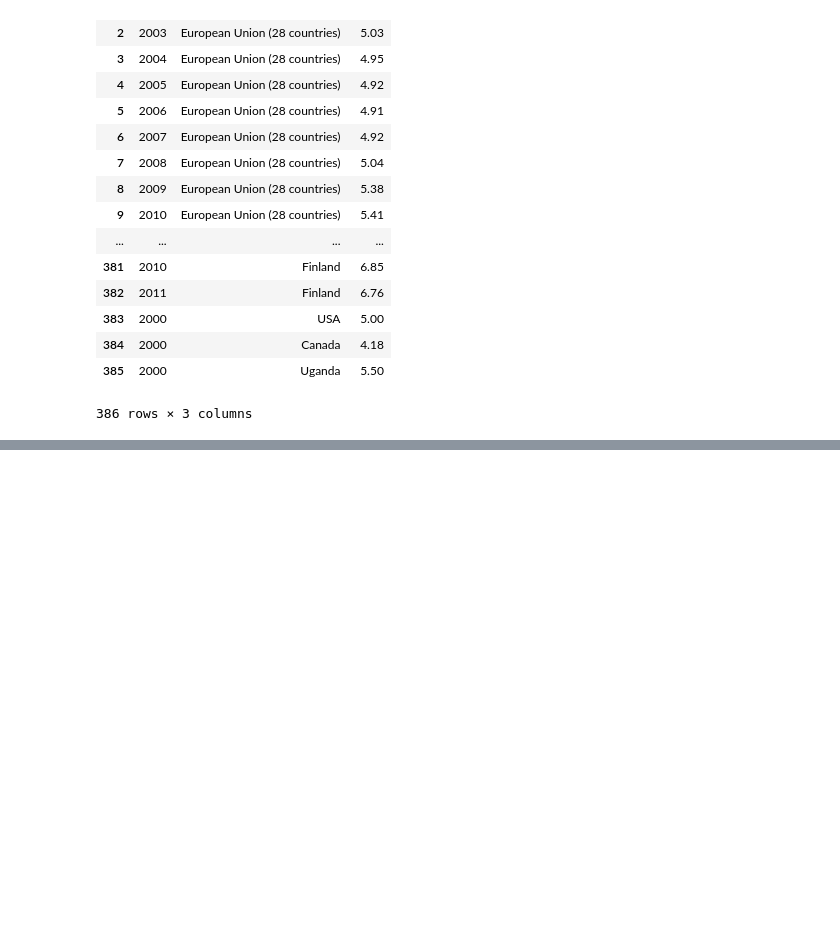
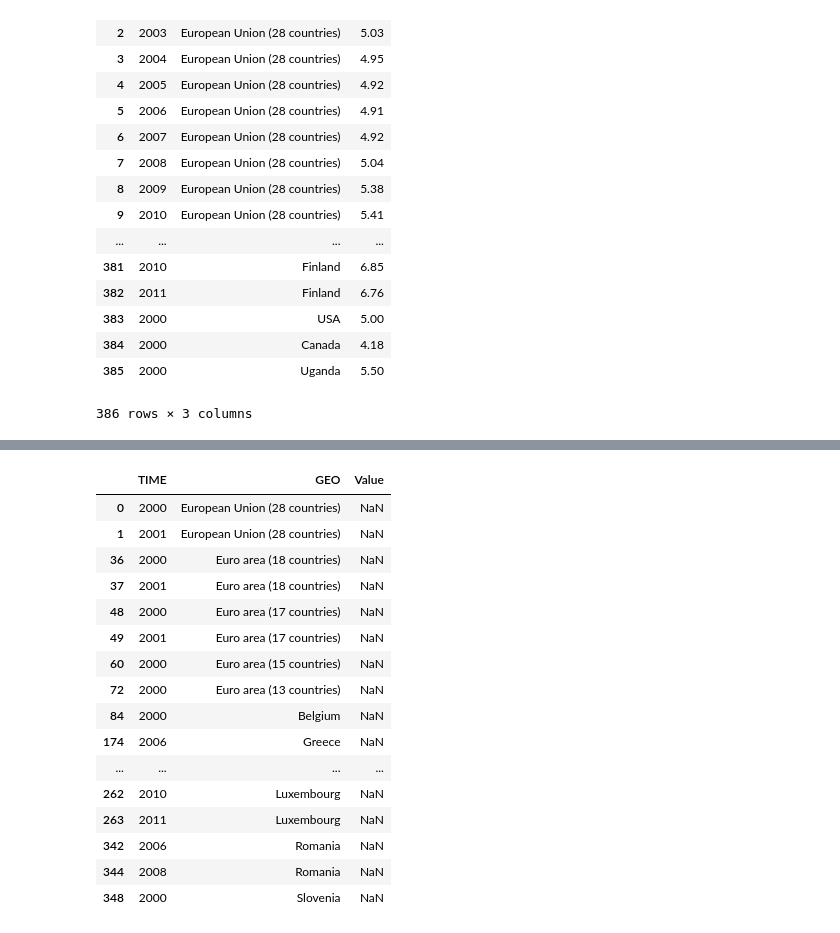
Before and after one commit to emagg1/Math2212_Maggiore, a Jupyter notebook: Eurostat/M1_Eurostat.ipynb, the cells around one changed output, grey strips where cells are left out. Cells and saved outputs as stored; diff of their text form; code cells hidden in the pictures; blank space fills up the shorter version.

```diff
--- a/Eurostat/M1_Eurostat.ipynb
+++ b/Eurostat/M1_Eurostat.ipynb
@@ -166,0 +256,22 @@ ws4_df = pd.DataFrame(ws4_dict)
+# %%
+# return on the rows with missing value data
+# .isnull is for empty data, no data present
+edu[ edu['Value'].isnull() ]
+# %% [output]
+|  | TIME | GEO | Value |
+| 0 | 2000 | European Union (28 countries) | NaN |
+| 1 | 2001 | European Union (28 countries) | NaN |
+| 36 | 2000 | Euro area (18 countries) | NaN |
+| 37 | 2001 | Euro area (18 countries) | NaN |
+| 48 | 2000 | Euro area (17 countries) | NaN |
+| 49 | 2001 | Euro area (17 countries) | NaN |
+| 60 | 2000 | Euro area (15 countries) | NaN |
+| 72 | 2000 | Euro area (13 countries) | NaN |
+| 84 | 2000 | Belgium | NaN |
+| 174 | 2006 | Greece | NaN |
+| ... | ... | ... | ... |
+| 262 | 2010 | Luxembourg | NaN |
+| 263 | 2011 | Luxembourg | NaN |
+| 342 | 2006 | Romania | NaN |
+| 344 | 2008 | Romania | NaN |
+| 348 | 2000 | Slovenia | NaN |
```
Also changed, not shown: parts of 24 cells of this notebook, 3 other files.
